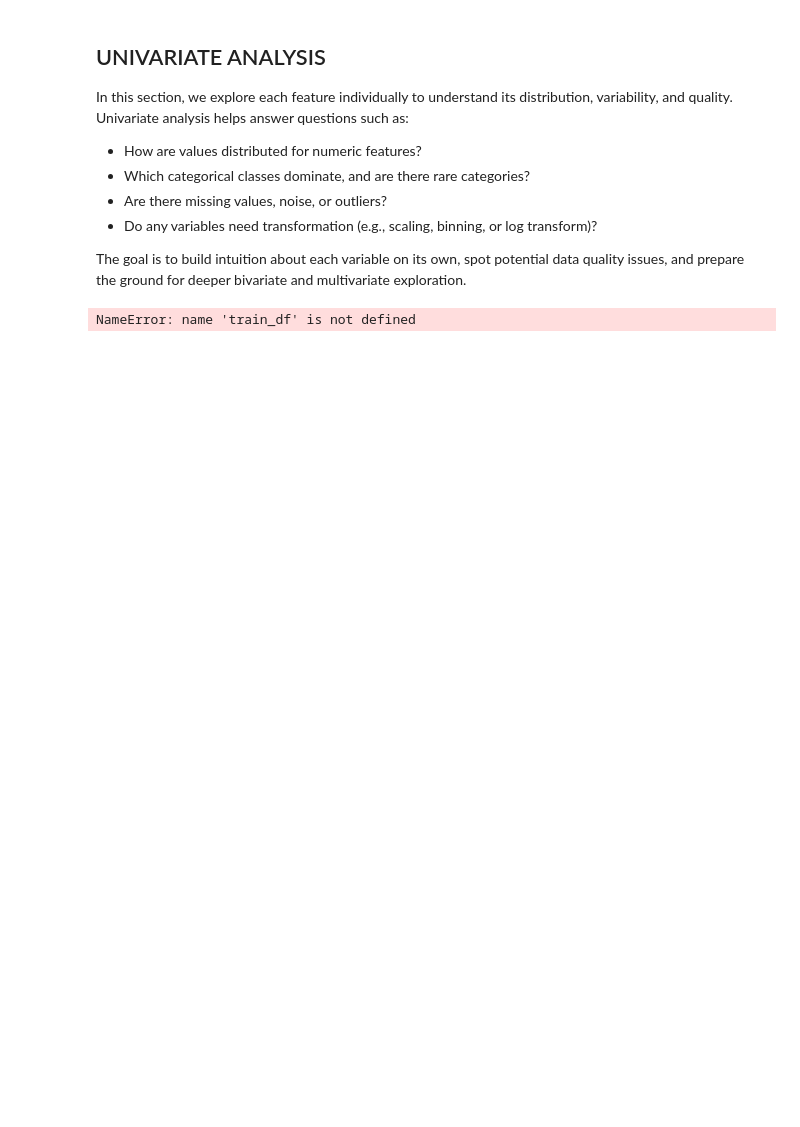
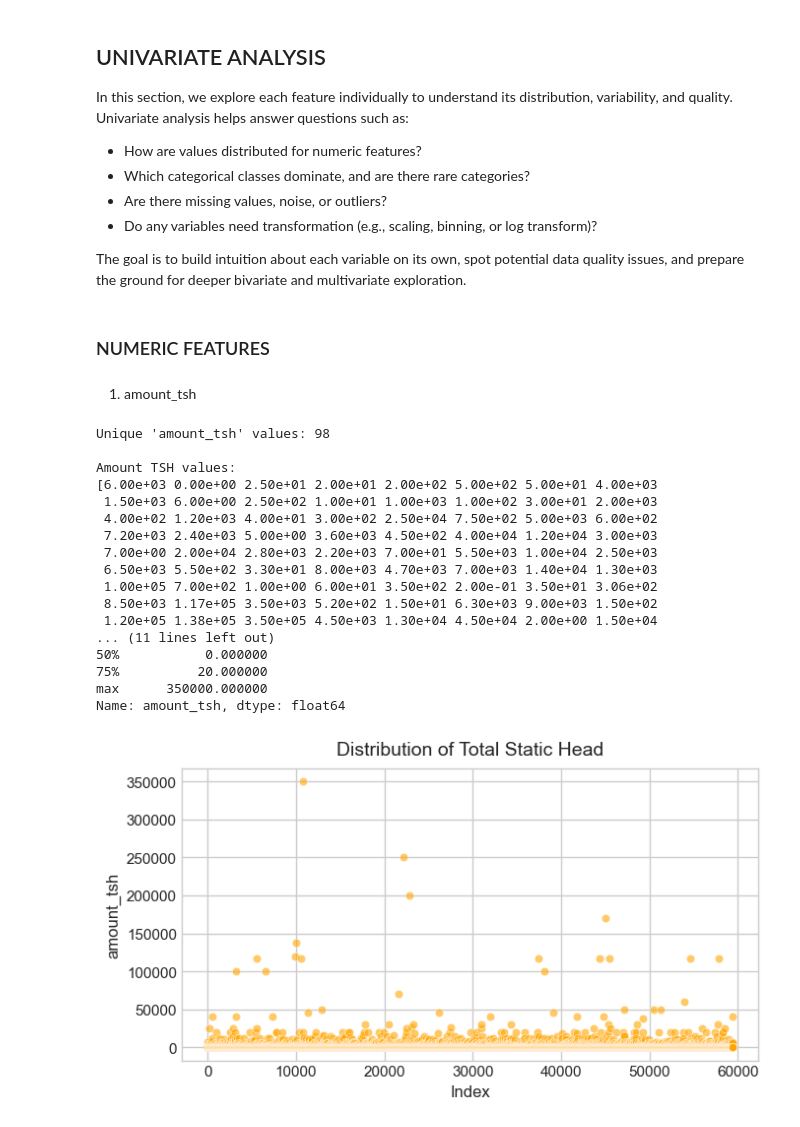
Before and after one commit to Vain-Guy/tanzania-water-well-status-prediction, a Jupyter notebook: Notebooks/CleaningAndEDA.ipynb, the cells around one changed output. Cells and saved outputs as stored; diff of their text form; code cells hidden in the pictures; blank space fills up the shorter version.

```diff
--- a/Notebooks/CleaningAndEDA.ipynb
+++ b/Notebooks/CleaningAndEDA.ipynb
@@ -1293,7 +1328,51 @@ Univariate analysis helps answer questions such as:
 - Do any variables need transformation (e.g., scaling, binning, or log transform)?
 
 The goal is to build intuition about each variable on its own, spot potential data quality issues, and prepare the ground for deeper bivariate and multivariate exploration.
-# %%
-train_df.columns
-# %% [output]
-NameError: name 'train_df' is not defined
+# %% [markdown]
+### NUMERIC FEATURES
+# %% [markdown]
+1. amount_tsh
+# %%
+# Inspect 'amount_tsh'
+print(f"Unique 'amount_tsh' values: {train_df['amount_tsh'].nunique()}")
+print(f"\nAmount TSH values: \n{(train_df['amount_tsh'].unique())}")
+
+# Get descriptive statistics
+summary_stats = train_df['amount_tsh'].describe()
+print("\nSummary Statistics for Total Static Head:")
+print(summary_stats)
+
+# Scatter plot of amount_tsh
+plt.figure(figsize = (7, 4))
+sns.scatterplot(
+    x = range(len(train_df)),
+    y = 'amount_tsh',
+    data = train_df,
+    color = 'orange',
+    alpha = 0.6,
+    edgecolor = 'white'
+)
+plt.title('Distribution of Total Static Head', fontsize = 14, pad = 10)
+plt.ylabel('amount_tsh', fontsize = 12)
+plt.xlabel('Index', fontsize = 12)
+plt.tight_layout()
+plt.show()
+# %% [output]
+Unique 'amount_tsh' values: 98
+
+Amount TSH values:
+[6.00e+03 0.00e+00 2.50e+01 2.00e+01 2.00e+02 5.00e+02 5.00e+01 4.00e+03
+ 1.50e+03 6.00e+00 2.50e+02 1.00e+01 1.00e+03 1.00e+02 3.00e+01 2.00e+03
+ 4.00e+02 1.20e+03 4.00e+01 3.00e+02 2.50e+04 7.50e+02 5.00e+03 6.00e+02
+ 7.20e+03 2.40e+03 5.00e+00 3.60e+03 4.50e+02 4.00e+04 1.20e+04 3.00e+03
+ 7.00e+00 2.00e+04 2.80e+03 2.20e+03 7.00e+01 5.50e+03 1.00e+04 2.50e+03
+ 6.50e+03 5.50e+02 3.30e+01 8.00e+03 4.70e+03 7.00e+03 1.40e+04 1.30e+03
+ 1.00e+05 7.00e+02 1.00e+00 6.00e+01 3.50e+02 2.00e-01 3.50e+01 3.06e+02
+ 8.50e+03 1.17e+05 3.50e+03 5.20e+02 1.50e+01 6.30e+03 9.00e+03 1.50e+02
+ 1.20e+05 1.38e+05 3.50e+05 4.50e+03 1.30e+04 4.50e+04 2.00e+00 1.50e+04
+... (11 lines left out)
+50%           0.000000
+75%          20.000000
+max      350000.000000
+Name: amount_tsh, dtype: float64
+[figure, added]
```
Also changed, not shown: parts of 37 cells of this notebook.
